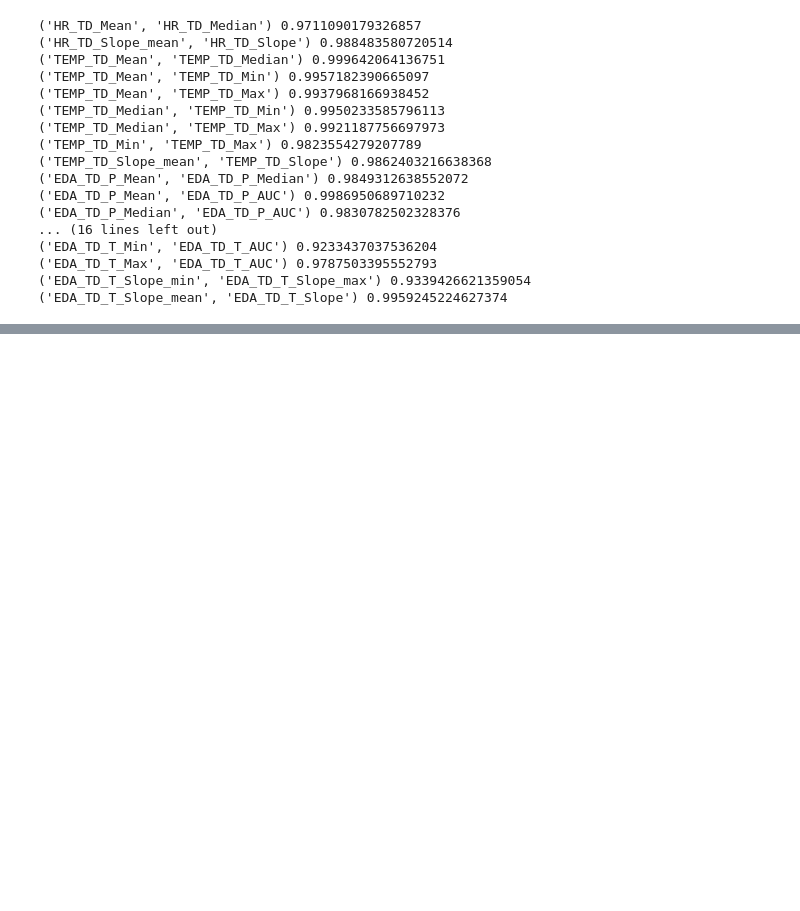
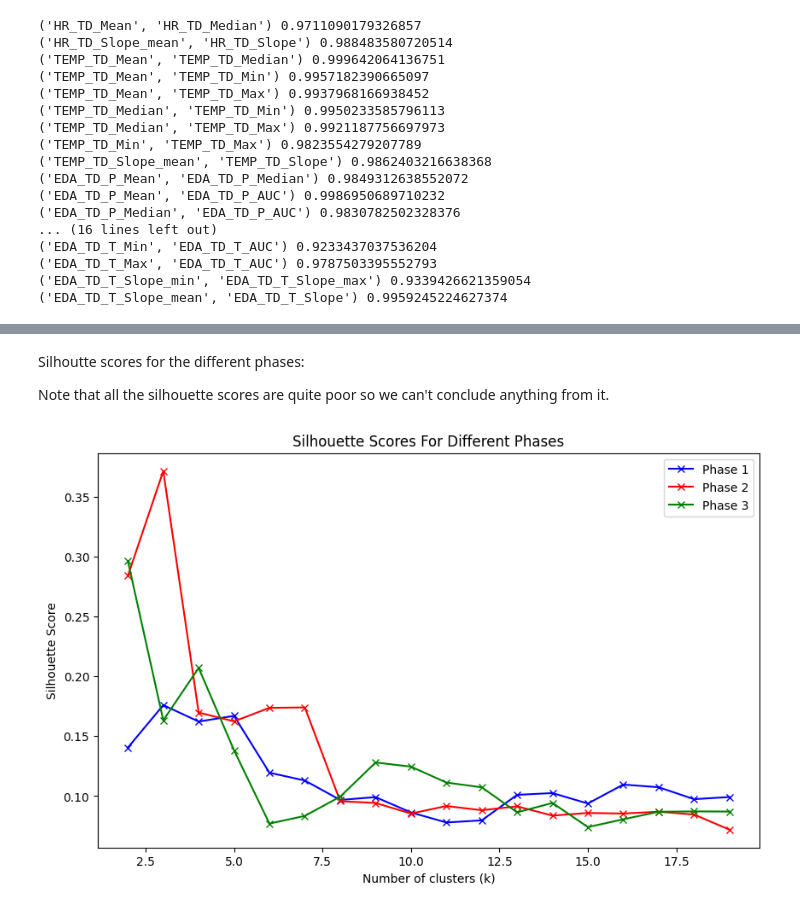
Before and after one commit to lukyrasocha/emo-stress, a Jupyter notebook: main.ipynb, the cells around one changed output, grey strips where cells are left out. Cells and saved outputs as stored; diff of their text form; code cells hidden in the pictures; blank space fills up the shorter version.

```diff
--- a/main.ipynb
+++ b/main.ipynb
@@ -159,0 +216,36 @@ data.loc[data['Phase'] == 3, 'Cluster'] = kmeans.labels_
+# %% [markdown]
+Silhoutte scores for the different phases:
+
+Note that all the silhouette scores are quite poor so we can't conclude anything from it.
+# %%
+
+silhouette_scores_phase1 = []
+silhouette_scores_phase2 = []
+silhouette_scores_phase3 = []
+
+k_values = range(2, 20)
+
+for k in k_values:
+    kmeans = KMeans(n_init='auto',n_clusters=k, random_state=0).fit(X_phase1)
+    score = silhouette_score(X_phase1, kmeans.labels_)
+    silhouette_scores_phase1.append(score)
+
+    kmeans = KMeans(n_init='auto',n_clusters=k, random_state=0).fit(X_phase2)
+    score = silhouette_score(X_phase2, kmeans.labels_)
+    silhouette_scores_phase2.append(score)
+
+    kmeans = KMeans(n_init='auto',n_clusters=k, random_state=0).fit(X_phase3)
+    score = silhouette_score(X_phase3, kmeans.labels_)
+    silhouette_scores_phase3.append(score)
+
+plt.figure(figsize=(10, 6))
+plt.plot(k_values, silhouette_scores_phase1, 'bx-', label='Phase 1')
+plt.plot(k_values, silhouette_scores_phase2, 'rx-', label='Phase 2')
+plt.plot(k_values, silhouette_scores_phase3, 'gx-', label='Phase 3')
+plt.xlabel('Number of clusters (k)')
+plt.ylabel('Silhouette Score')
+plt.title('Silhouette Scores For Different Phases')
+plt.legend()
+plt.show()
+# %% [output]
+[figure, added]
```
Also changed, not shown: parts of 12 cells of this notebook.
